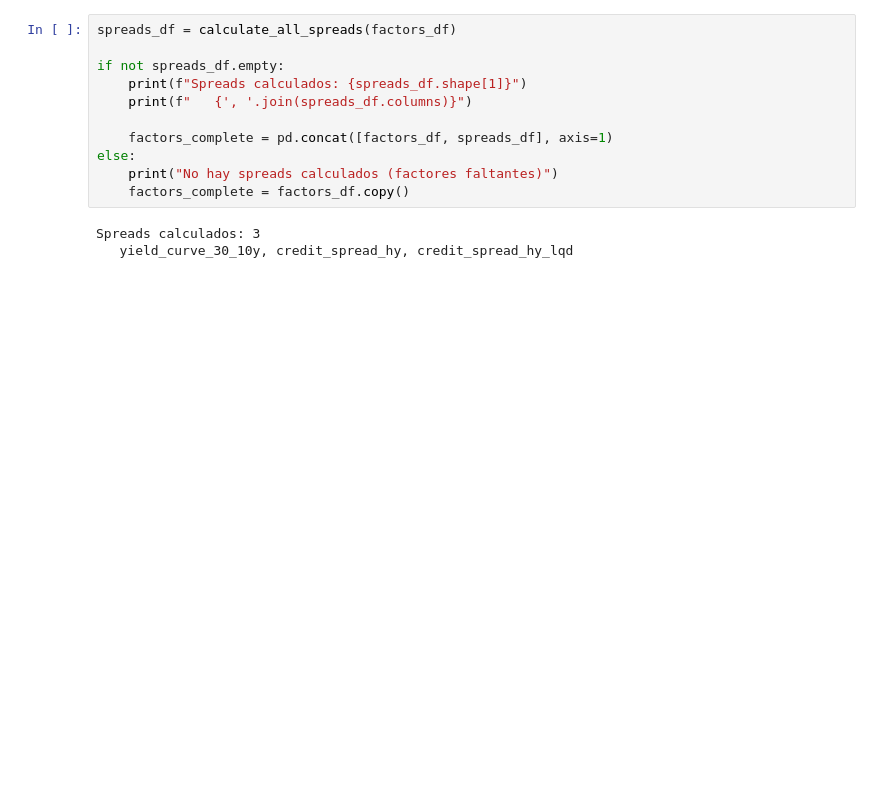
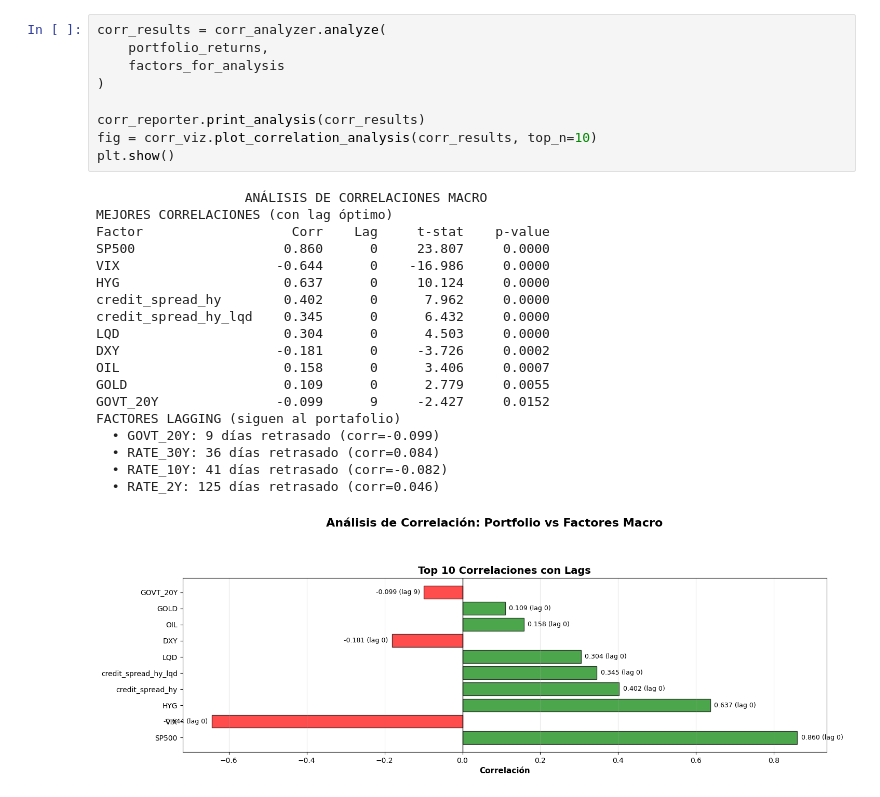
Before and after one commit to marcosherediapimienta/quant, a Jupyter notebook: projects/quant/macro/macro_analysis.ipynb, the cells around one changed output. Drawn from its saved outputs; the diff is of its cells as text; blank space fills up the shorter version.

```diff
--- a/projects/quant/macro/macro_analysis.ipynb
+++ b/projects/quant/macro/macro_analysis.ipynb
@@ -88,15 +158,30 @@ factors_dict, factors_df = transform_macro_factors(
 # %%
-spreads_df = calculate_all_spreads(factors_df)
+corr_results = corr_analyzer.analyze(
+    portfolio_returns,
+    factors_for_analysis
+)
 
-if not spreads_df.empty:
-    print(f"Spreads calculados: {spreads_df.shape[1]}")
-    print(f"   {', '.join(spreads_df.columns)}")
-
-    factors_complete = pd.concat([factors_df, spreads_df], axis=1)
-else:
-    print("No hay spreads calculados (factores faltantes)")
-    factors_complete = factors_df.copy()
+corr_reporter.print_analysis(corr_results)
+fig = corr_viz.plot_correlation_analysis(corr_results, top_n=10)
+plt.show()
 # %% [output]
-Spreads calculados: 3
-   yield_curve_30_10y, credit_spread_hy, credit_spread_hy_lqd
+                   ANÁLISIS DE CORRELACIONES MACRO
+MEJORES CORRELACIONES (con lag óptimo)
+Factor                   Corr    Lag     t-stat    p-value
+SP500                   0.860      0     23.807     0.0000
+VIX                    -0.644      0    -16.986     0.0000
+HYG                     0.637      0     10.124     0.0000
+credit_spread_hy        0.402      0      7.962     0.0000
+credit_spread_hy_lqd    0.345      0      6.432     0.0000
+LQD                     0.304      0      4.503     0.0000
+DXY                    -0.181      0     -3.726     0.0002
+OIL                     0.158      0      3.406     0.0007
+GOLD                    0.109      0      2.779     0.0055
+GOVT_20Y               -0.099      9     -2.427     0.0152
+FACTORES LAGGING (siguen al portafolio)
+  • GOVT_20Y: 9 días retrasado (corr=-0.099)
+  • RATE_30Y: 36 días retrasado (corr=0.084)
+  • RATE_10Y: 41 días retrasado (corr=-0.082)
+  • RATE_2Y: 125 días retrasado (corr=0.046)
+[figure, added]
 # %%
```
Also changed, not shown: parts of 13 cells of this notebook, 10 other files.
